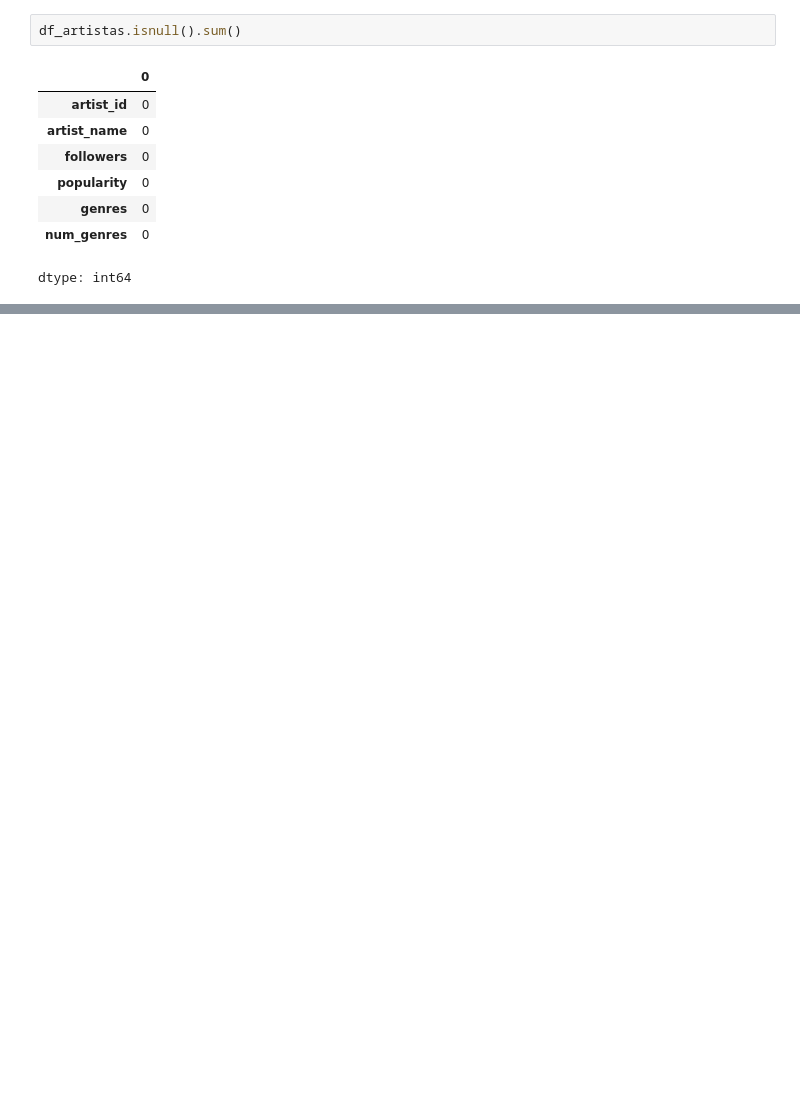
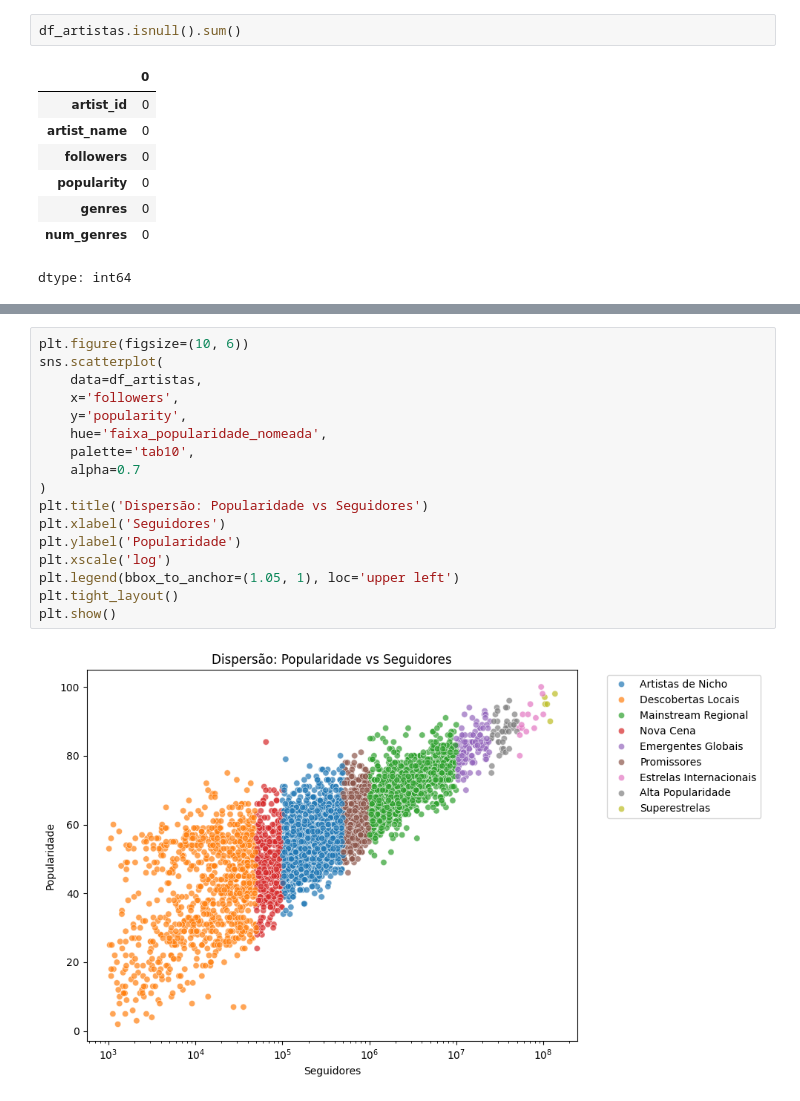
Before and after one commit to Shavrau/AVA1-AM-Spotify, a Jupyter notebook: artistas_escalonamento_nomeado_spotify.ipynb, the cells around one changed output, grey strips where cells are left out. Cells and saved outputs as stored; diff of their text form; blank space fills up the shorter version.

```diff
--- a/artistas_escalonamento_nomeado_spotify.ipynb
+++ b/artistas_escalonamento_nomeado_spotify.ipynb
@@ -169,0 +238,19 @@ np.int64(695)
+# %%
+plt.figure(figsize=(10, 6))
+sns.scatterplot(
+    data=df_artistas,
+    x='followers',
+    y='popularity',
+    hue='faixa_popularidade_nomeada',
+    palette='tab10',
+    alpha=0.7
+)
+plt.title('Dispersão: Popularidade vs Seguidores')
+plt.xlabel('Seguidores')
+plt.ylabel('Popularidade')
+plt.xscale('log')
+plt.legend(bbox_to_anchor=(1.05, 1), loc='upper left')
+plt.tight_layout()
+plt.show()
+# %% [output]
+[figure, added]
```
Also changed, not shown: parts of 25 cells of this notebook.
